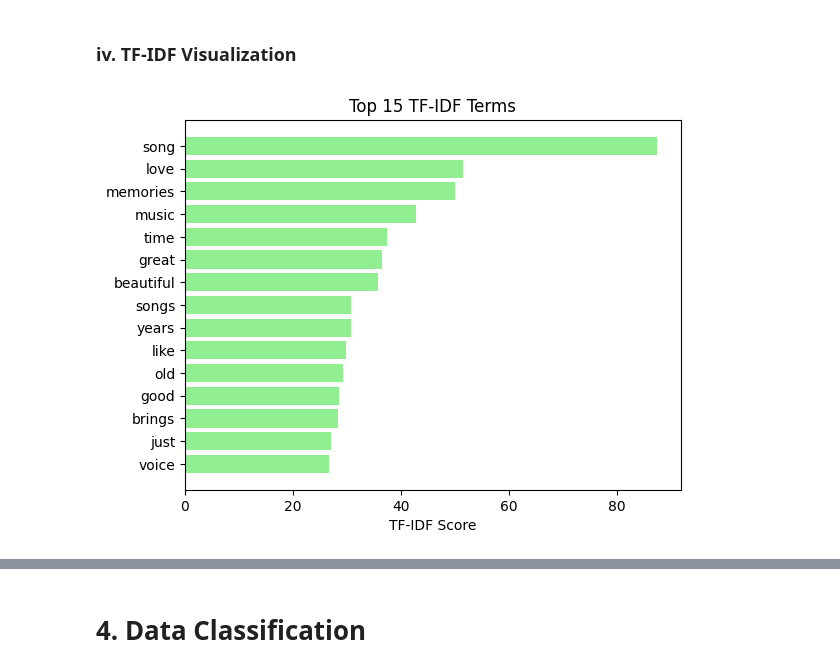
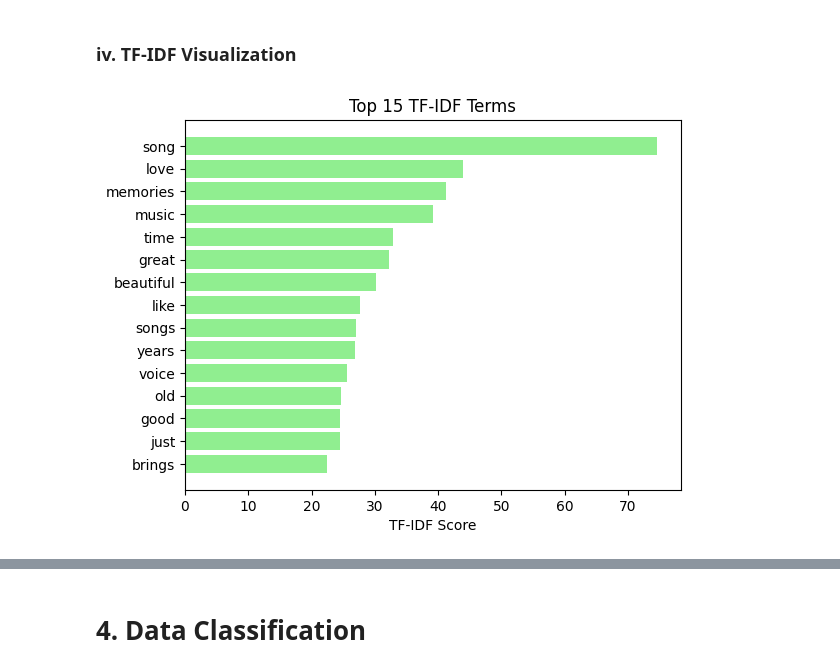
Before and after one commit to syaheer-altaf/DM2024-Lab1-Homework, a Jupyter notebook: DM2024-Lab1-Homework.ipynb, the cells around one changed output, grey strips where cells are left out. Drawn from its saved outputs; the diff is of its cells as text; code cells hidden in the pictures.

```diff
--- a/DM2024-Lab1-Homework.ipynb
+++ b/DM2024-Lab1-Homework.ipynb
@@ -245,31 +263,35 @@ plt.show()
 # %%
 from sklearn.feature_extraction.text import TfidfVectorizer
 import pandas as pd
 import matplotlib.pyplot as plt
 
-# create tf-idf features
-tfidf_vectorizer = TfidfVectorizer(stop_words='english')
+# create tf-idf features, with additional parameters
+tfidf_vectorizer = TfidfVectorizer(
+    max_df=0.95,     # ignore terms that appear in more than 95% of documents
+    min_df=2,        # ignore terms that appear in less than 2 documents
+    ngram_range=(1, 2),  # use unigrams and bigrams
+    stop_words='english')
 X_tfidf = tfidf_vectorizer.fit_transform(df['comment'])
 
 # Convert to a new dataframe for easier visualization
 tfidf_df = pd.DataFrame(X_tfidf.toarray(), columns=tfidf_vectorizer.get_feature_names_out())
 
 # sum the tf-idf scores for each term across all documents
 tfidf_sum = tfidf_df.sum(axis=0)
 
 # sort and get top 15 terms
 top_n = 15
 sorted_tfidf = sorted(zip(tfidf_sum.index, tfidf_sum.values), key=lambda item: item[1], reverse=True)
 
 # plotting the top 15 TF-IDF terms
 terms, scores = zip(*sorted_tfidf[:top_n])
 plt.barh(terms, scores, color='lightgreen')
 plt.xlabel('TF-IDF Score')
 plt.title('Top 15 TF-IDF Terms')
 plt.gca().invert_yaxis()  # invert y-axis for better visualization
 plt.show()
 # %% [output]
-[figure, old version]
+[figure, new version]
 # %%
 # The key difference between Zipf's law and TF-IDF visualization lies in their focus:
 #
```
Also changed, not shown: parts of 20 cells of this notebook, 9 other files.
